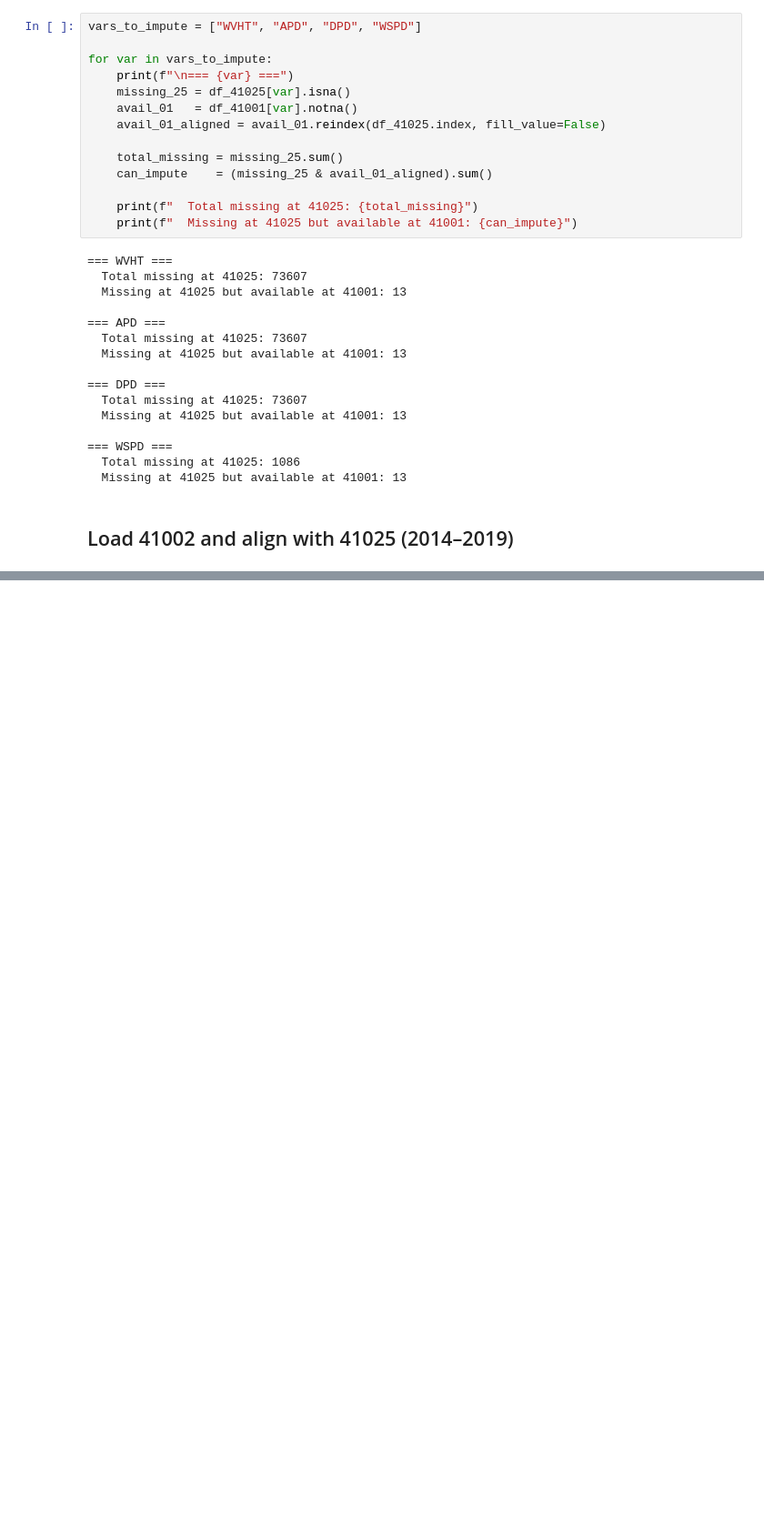
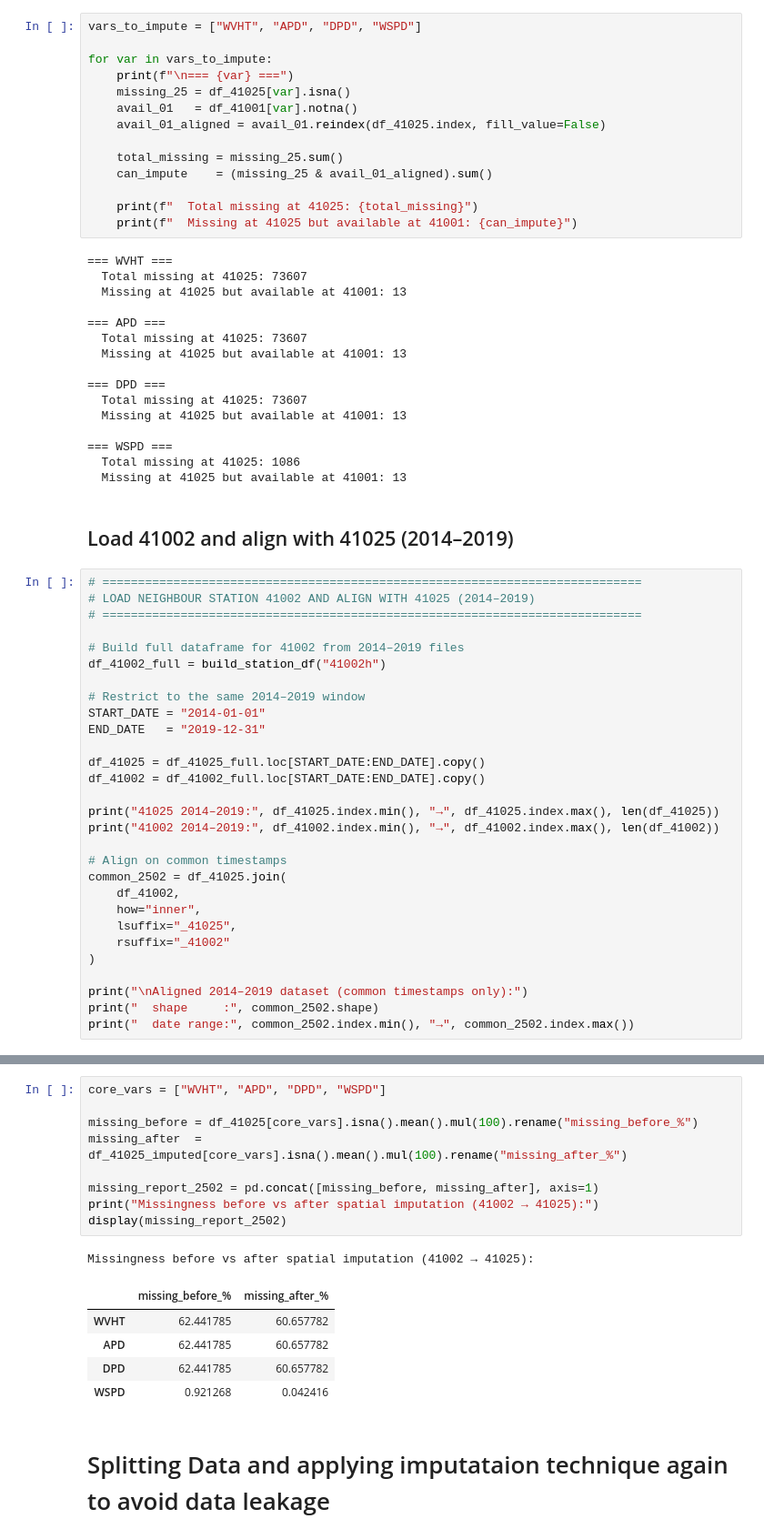
Before and after one commit to RichelCode/Wave-Energy-Forecasting-Methodological-Enhancement-and-Advanced-Modeling, a Jupyter notebook: Conference Presentation.ipynb, the cells around one changed output, grey strips where cells are left out. Shown at 91% size. Cells and saved outputs as stored; diff of their text form; blank space fills up the shorter version.

```diff
--- a/Conference Presentation.ipynb
+++ b/Conference Presentation.ipynb
@@ -1094,3 +1094,32 @@ for var in vars_to_impute:
   Missing at 41025 but available at 41001: 13
 # %% [markdown]
 ## Load 41002 and align with 41025 (2014–2019)
+# %%
+# ============================================================================
+# LOAD NEIGHBOUR STATION 41002 AND ALIGN WITH 41025 (2014–2019)
+# ============================================================================
+
+# Build full dataframe for 41002 from 2014–2019 files
+df_41002_full = build_station_df("41002h")
+
+# Restrict to the same 2014–2019 window
+START_DATE = "2014-01-01"
+END_DATE   = "2019-12-31"
+
+df_41025 = df_41025_full.loc[START_DATE:END_DATE].copy()
+df_41002 = df_41002_full.loc[START_DATE:END_DATE].copy()
+
+print("41025 2014–2019:", df_41025.index.min(), "→", df_41025.index.max(), len(df_41025))
+print("41002 2014–2019:", df_41002.index.min(), "→", df_41002.index.max(), len(df_41002))
+
+# Align on common timestamps
+common_2502 = df_41025.join(
+    df_41002,
+    how="inner",
+    lsuffix="_41025",
+    rsuffix="_41002"
+)
+
+print("\nAligned 2014–2019 dataset (common timestamps only):")
+print("  shape     :", common_2502.shape)
+print("  date range:", common_2502.index.min(), "→", common_2502.index.max())
@@ -1096,0 +1402,18 @@ for var in vars_to_impute:
+# %%
+core_vars = ["WVHT", "APD", "DPD", "WSPD"]
+
+missing_before = df_41025[core_vars].isna().mean().mul(100).rename("missing_before_%")
+missing_after  = df_41025_imputed[core_vars].isna().mean().mul(100).rename("missing_after_%")
+
+missing_report_2502 = pd.concat([missing_before, missing_after], axis=1)
+print("Missingness before vs after spatial imputation (41002 → 41025):")
+display(missing_report_2502)
+# %% [output]
+Missingness before vs after spatial imputation (41002 → 41025):
+|  | missing_before_% | missing_after_% |
+| WVHT | 62.441785 | 60.657782 |
+| APD | 62.441785 | 60.657782 |
+| DPD | 62.441785 | 60.657782 |
+| WSPD | 0.921268 | 0.042416 |
+# %% [markdown]
+# Splitting Data and applying imputataion technique again to avoid data leakage
```
Also changed, not shown: parts of 5 cells of this notebook.
